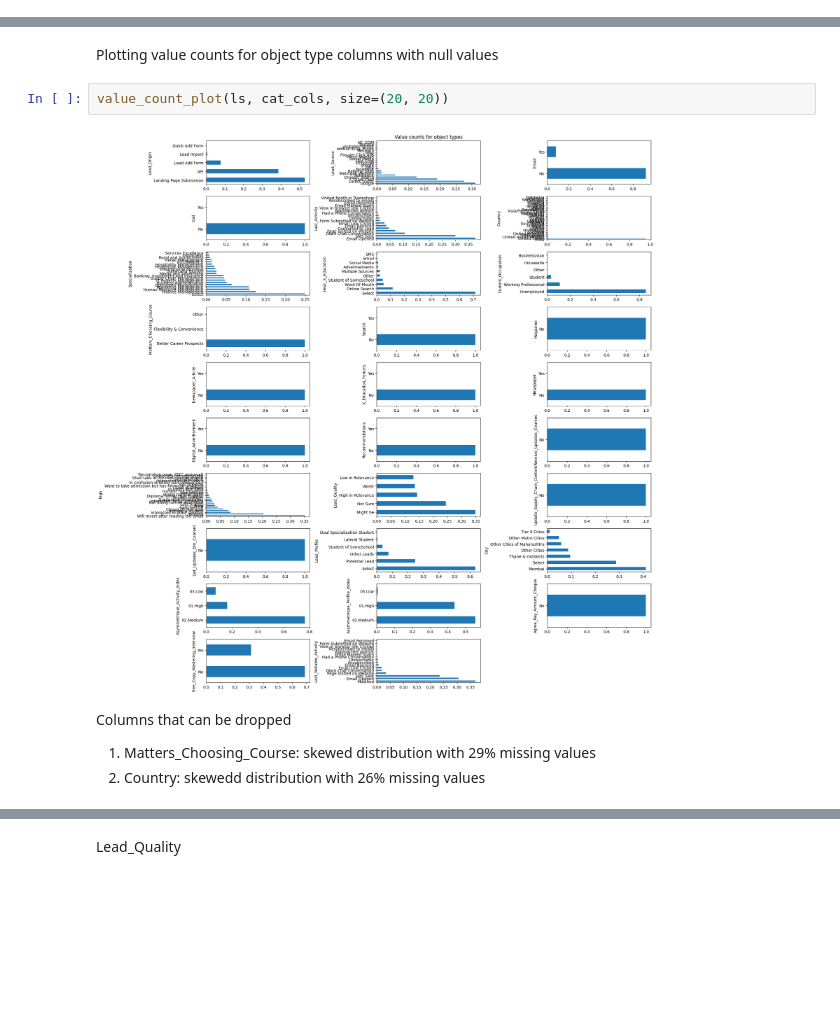
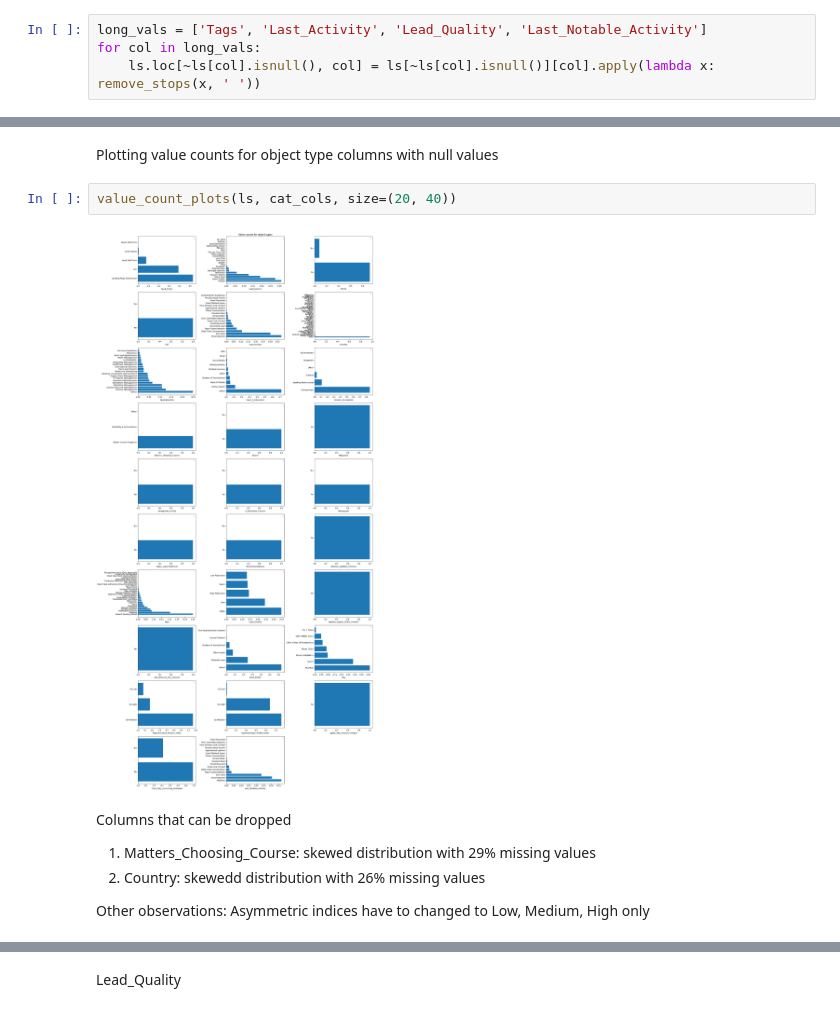
Before and after one commit to arni319/lead_scoring, a Jupyter notebook: lead_scoring_arnab.ipynb, the cells around one changed output, grey strips where cells are left out. Saved outputs shown, nothing was run; the diff lists cells and outputs as text; blank space fills up the shorter version.

Commit message:
missing value treated, function for histogram and boxplots added

```diff
--- a/lead_scoring_arnab.ipynb
+++ b/lead_scoring_arnab.ipynb
@@ -92,0 +152,4 @@ Shortening column names by removing stopwords and other chosen words
+# %%
+long_vals = ['Tags', 'Last_Activity', 'Lead_Quality', 'Last_Notable_Activity']
+for col in long_vals:
+    ls.loc[~ls[col].isnull(), col] = ls[~ls[col].isnull()][col].apply(lambda x: remove_stops(x, ' '))
@@ -119,13 +197,15 @@ nulls
 # %% [markdown]
 Plotting value counts for object type columns with null values
 # %%
-value_count_plot(ls, cat_cols, size=(20, 20))
+value_count_plots(ls, cat_cols, size=(20, 40))
 # %% [output]
-[figure, old version]
+[figure, new version]
 # %% [markdown]
 Columns that can be dropped
 1. Matters_Choosing_Course: skewed distribution with 29% missing values
 2. Country: skewedd distribution with 26% missing values
+
+Other observations: Asymmetric indices have to changed to Low, Medium, High only
 # %%
 ls.drop(columns=['Matters_Choosing_Course', 'Country'], inplace=True)
 cat_cols = cat_cols.drop(['Matters_Choosing_Course', 'Country'])
```
Also changed, not shown: parts of 24 cells of this notebook.
